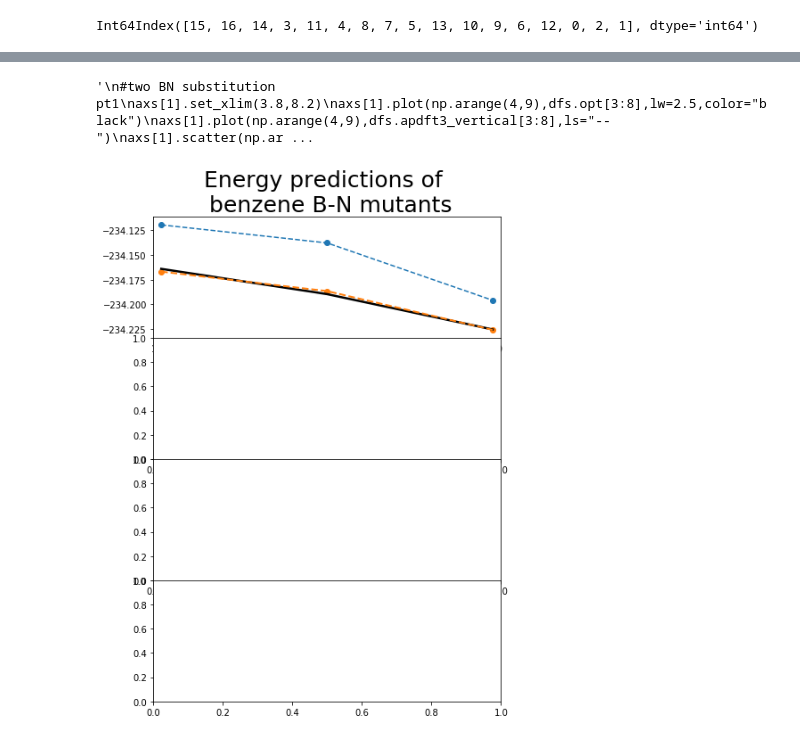
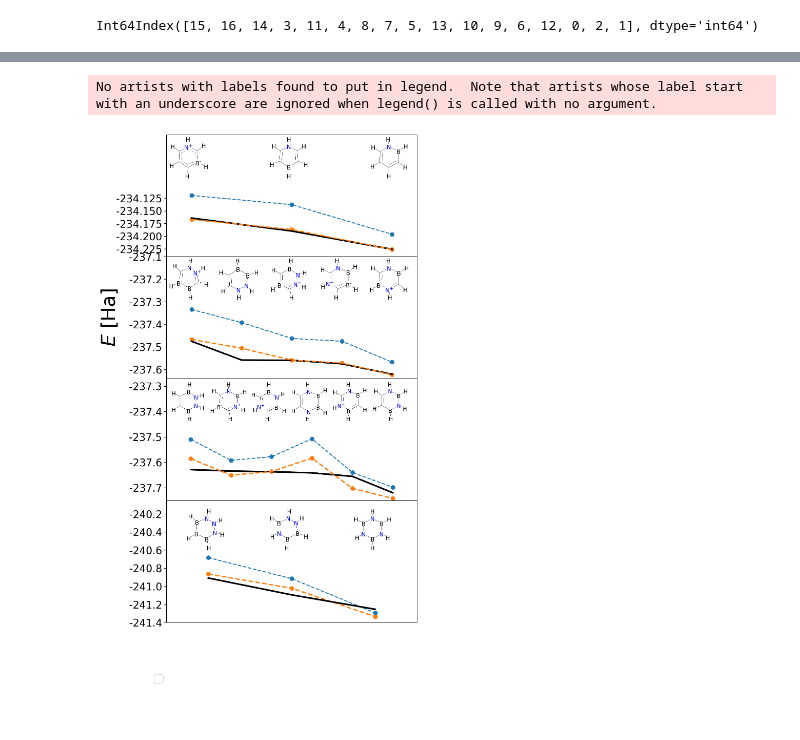
Before and after one commit to ferchault/APDFT, a Jupyter notebook: prototyping/hessian/AAFF/Benzene_Mutants/reordered_first_order_data_plot/energies2.ipynb, the cells around one changed output, grey strips where cells are left out. Saved outputs shown, nothing was run; the diff lists cells and outputs as text; code cells hidden in the pictures.

```diff
--- a/prototyping/hessian/AAFF/Benzene_Mutants/reordered_first_order_data_plot/energies2.ipynb
+++ b/prototyping/hessian/AAFF/Benzene_Mutants/reordered_first_order_data_plot/energies2.ipynb
@@ -114,0 +94,3 @@ dfs
+# %%
+dfs = dfs.reset_index(drop=True)
+dfs
@@ -154,9 +157,13 @@ for i in range(1,18):
 #print(dir(plt.axes()))
 #print(help(plt.axes().add_image))
 # %%
-fig,axs=plt.subplots(4,1,figsize=(7,10),gridspec_kw={"hspace":0})
-axs[0].set_title("Energy predictions of \n benzene B-N mutants",fontsize=25)
-axs[0].set_xlim(.95,3.05)
+
+fig,axs=plt.subplots(4,1,figsize=(7,14),gridspec_kw={"hspace":0})
+fig.dpi=180
+
+axs[0].set_xlim(.75,3.25)
+axs[0].set_ylim(-234.24,-234.0)
+
 axs[0].plot(np.arange(1,4),dfs.opt[:3],lw=2.5,color="black")
 axs[0].plot(np.arange(1,4),dfs.apdft3_vertical[:3],ls="--")
 axs[0].scatter(np.arange(1,4),dfs.apdft3_vertical[:3])
@@ -164,56 +171,78 @@ axs[0].plot(np.arange(1,4),dfs.apdft3_relax[:3],lw=2,ls="--")
 axs[0].scatter(np.arange(1,4),dfs.apdft3_relax[:3])
 
 
-
-osi=OffsetImage(imgs[1],zoom=0.5)
-ab=AnnotationBbox(osi,[0.5,0.5],frameon=False)
-
-axs[0].add_artist(ab)
+for i in [1,2,3]:
+    osi=OffsetImage(imgs[i],zoom=0.18)
+    ab=AnnotationBbox(osi,[i,-234.05],frameon=False)
+    axs[0].add_artist(ab)
 
 
-"""
+
 #two BN substitution pt1
-axs[1].set_xlim(3.8,8.2)
+axs[1].set_xlim(3.5,8.5)
+axs[1].set_ylim(-237.64,-237.1)
+for i in range(4,9):
+    osi=OffsetImage(imgs[i],zoom=0.18)
+    ab=AnnotationBbox(osi,[i,-237.21],frameon=False)
+    axs[1].add_artist(ab)
+
+
+
 axs[1].plot(np.arange(4,9),dfs.opt[3:8],lw=2.5,color="black")
 axs[1].plot(np.arange(4,9),dfs.apdft3_vertical[3:8],ls="--")
 axs[1].scatter(np.arange(4,9),dfs.apdft3_vertical[3:8])
 axs[1].plot(np.arange(4,9),dfs.apdft3_relax[3:8],lw=2,ls="--")
 axs[1].scatter(np.arange(4,9),dfs.apdft3_relax[3:8])
 
+
+
 #two BN substitution pt2
 
-axs[2].set_xlim(8.8,14.2)
+axs[2].set_xlim(8.4,14.6)
+axs[2].set_ylim(-237.75,-237.27)
+
+for i in range(9,15):
+    osi=OffsetImage(imgs[i],zoom=0.17)
+    ab=AnnotationBbox(osi,[i,-237.37],frameon=False)
+    axs[2].add_artist(ab)
+
 axs[2].plot(np.arange(9,15),dfs.opt[8:-3],lw=2.5,color="black")
 axs[2].plot(np.arange(9,15),dfs.apdft3_vertical[8:-3],ls="--")
 axs[2].scatter(np.arange(9,15),dfs.apdft3_vertical[8:-3])
 axs[2].plot(np.arange(9,15),dfs.apdft3_relax[8:-3],lw=2,ls="--")
 axs[2].scatter(np.arange(9,15),dfs.apdft3_relax[8:-3])
 
 #three BN subs
-axs[3].set_xlim(14.95,17.05)
+axs[3].set_xlim(14.5,17.5)
+axs[3].set_ylim(-241.4,-240.05)
+
+for i in range(15,18):
+    osi=OffsetImage(imgs[i],zoom=0.18)
+    ab=AnnotationBbox(osi,[i,-240.4],frameon=False)
+    axs[3].add_artist(ab)
+
 axs[3].plot(np.arange(15,18),dfs.apdft3_vertical[14:17],ls="--",label="Vertical APDFT3")
 axs[3].scatter(np.arange(15,18),dfs.apdft3_vertical[14:17],label=None)
 axs[3].plot(np.arange(15,18),dfs.apdft3_relax[14:17],lw=2,ls="--",label="Relaxed APDFT3")
 axs[3].scatter(np.arange(15,18),dfs.apdft3_relax[14:17],label=None)
 axs[3].plot(np.arange(15,18),dfs.opt[14:17],lw=2.5,color="black",label="Target Energy")
 
 #xticks
 axs[3].set_xticks([])
 
 #yticks
 axs[0].set_yticks([-234.225,-234.200,-234.175,-234.150,-234.125])
 axs[0].set_yticklabels(["-234.225","-234.200","-234.175","-234.150","-234.125"],fontsize=16)
 axs[1].set_yticklabels([np.around(x,decimals=2) for x in axs[1].get_yticks()],fontsize=16)
 axs[2].set_yticklabels([np.around(x,decimals=2) for x in axs[2].get_yticks()],fontsize=16)
 axs[3].set_yticklabels([np.around(x,decimals=2) for x in axs[3].get_yticks()],fontsize=16)
 
 #axs[2].legend(loc=(-.25,3.5),fontsize=15,ncol=3)
-axs[2].legend(loc=(-.05,-.7),fontsize=18,ncol=2,labelspacing=.1,columnspacing=1)
+axs[2].legend(loc=(-.05,-1.5),fontsize=18,ncol=2,labelspacing=.1,columnspacing=1)
 
 axs[1].set_ylabel("$E$ [Ha]",fontsize=30,labelpad=15)
+
 plt.savefig("energy_plot2.png",bbox_inches="tight")
-
-"""
 # %% [output]
-'\n#two BN substitution pt1\naxs[1].set_xlim(3.8,8.2)\naxs[1].plot(np.arange(4,9),dfs.opt[3:8],lw=2.5,color="black")\naxs[1].plot(np.arange(4,9),dfs.apdft3_vertical[3:8],ls="--")\naxs[1].scatter(np.ar ...
+No artists with labels found to put in legend.  Note that artists whose label start with an underscore are ignored when legend() is called with no argument.
-[figure, old version]
+[figure, new version]
```
Also changed, not shown: parts of 17 cells of this notebook, 33 other files.
